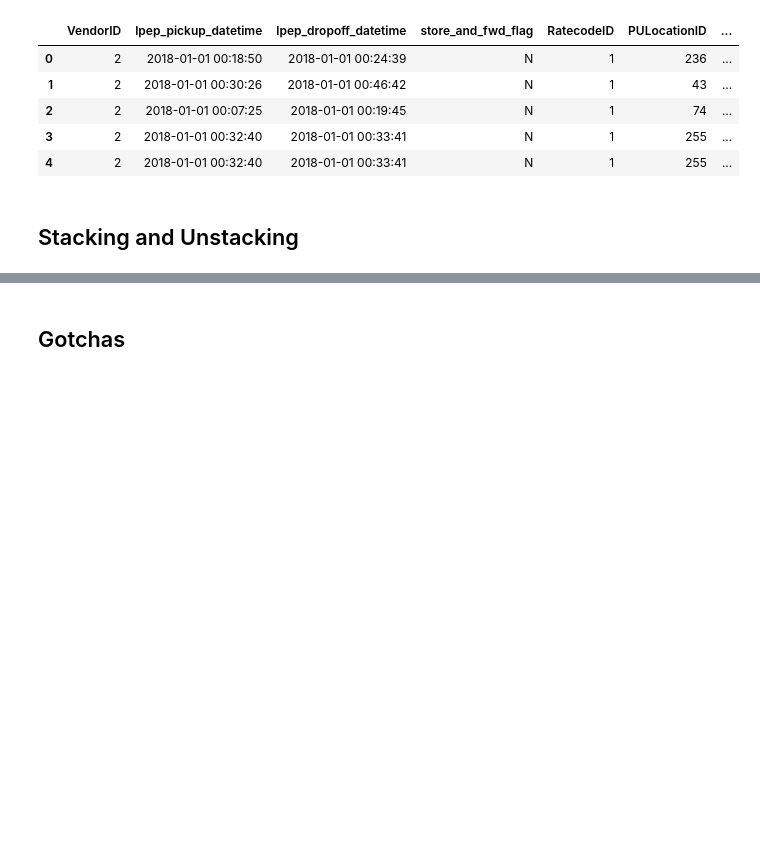
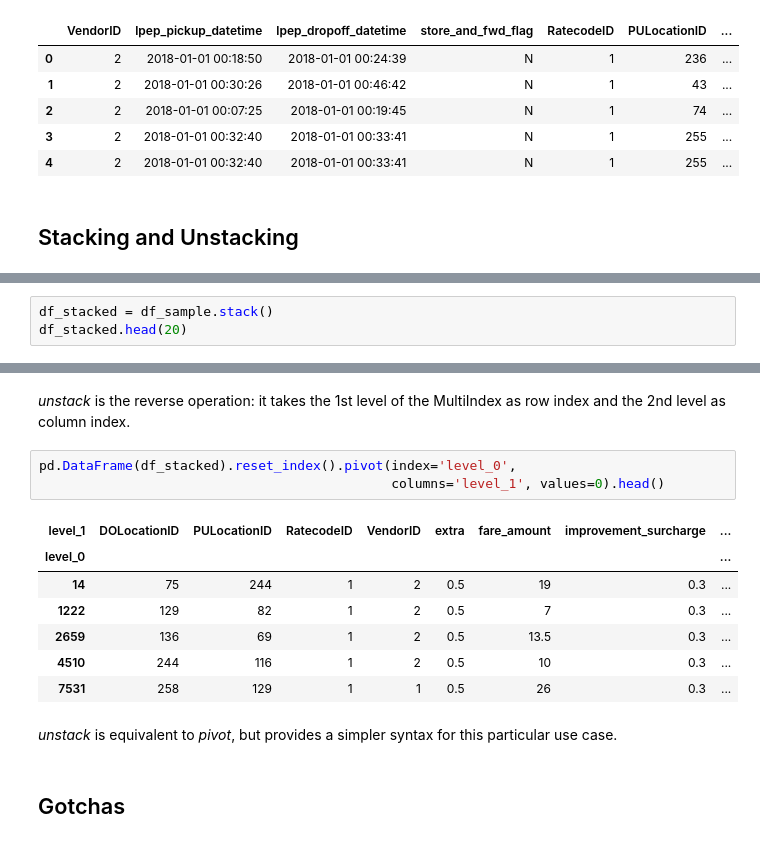
Before and after one commit to lungben/python_tutorial, a Jupyter notebook: notebooks/pandas.ipynb, the cells around one changed output, grey strips where cells are left out. Cells and saved outputs as stored; diff of their text form; blank space fills up the shorter version.

Commit message:
Pandas (un)stack added

```diff
--- a/notebooks/pandas.ipynb
+++ b/notebooks/pandas.ipynb
@@ -773,0 +754,3 @@ Length: 14283519, dtype: object
+# %%
+df_stacked = df_sample.stack()
+df_stacked.head(20)
@@ -774,3 +787,18 @@ Length: 14283519, dtype: object
+# %% [markdown]
+*unstack* is the reverse operation: it takes the 1st level of the MultiIndex as row index and the 2nd level as column index.
+# %%
+pd.DataFrame(df_stacked).reset_index().pivot(index='level_0',
+                                             columns='level_1', values=0).head()
+# %% [output]
+| level_1 | DOLocationID | PULocationID | RatecodeID | VendorID | extra | fare_amount | improvement_surcharge | ... |
+| level_0 |  |  |  |  |  |  |  | ... |
+| 14 | 75 | 244 | 1 | 2 | 0.5 | 19 | 0.3 | ... |
+| 1222 | 129 | 82 | 1 | 2 | 0.5 | 7 | 0.3 | ... |
+| 2659 | 136 | 69 | 1 | 2 | 0.5 | 13.5 | 0.3 | ... |
+| 4510 | 244 | 116 | 1 | 2 | 0.5 | 10 | 0.3 | ... |
+| 7531 | 258 | 129 | 1 | 1 | 0.5 | 26 | 0.3 | ... |
+# %% [markdown]
+*unstack* is equivalent to *pivot*, but provides a simpler syntax for this particular use case.
 # %% [markdown]
 ## Gotchas
 # %% [markdown]
```
Also changed, not shown: parts of 4 cells of this notebook.
